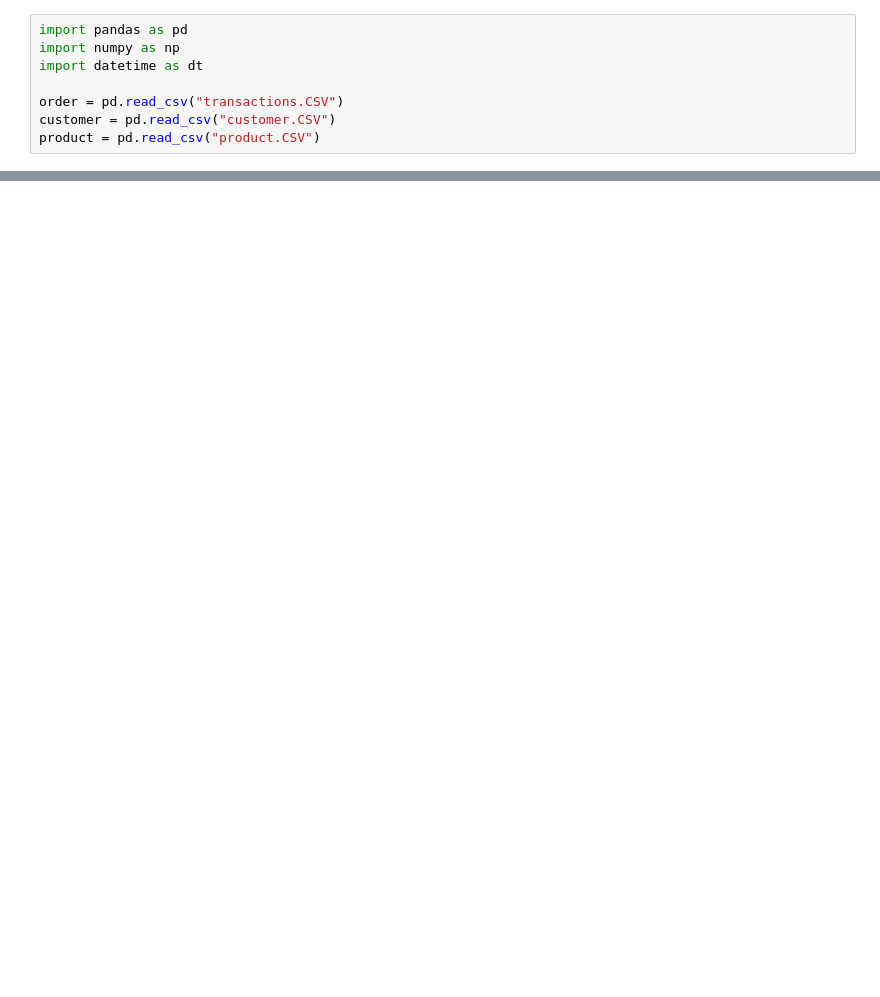
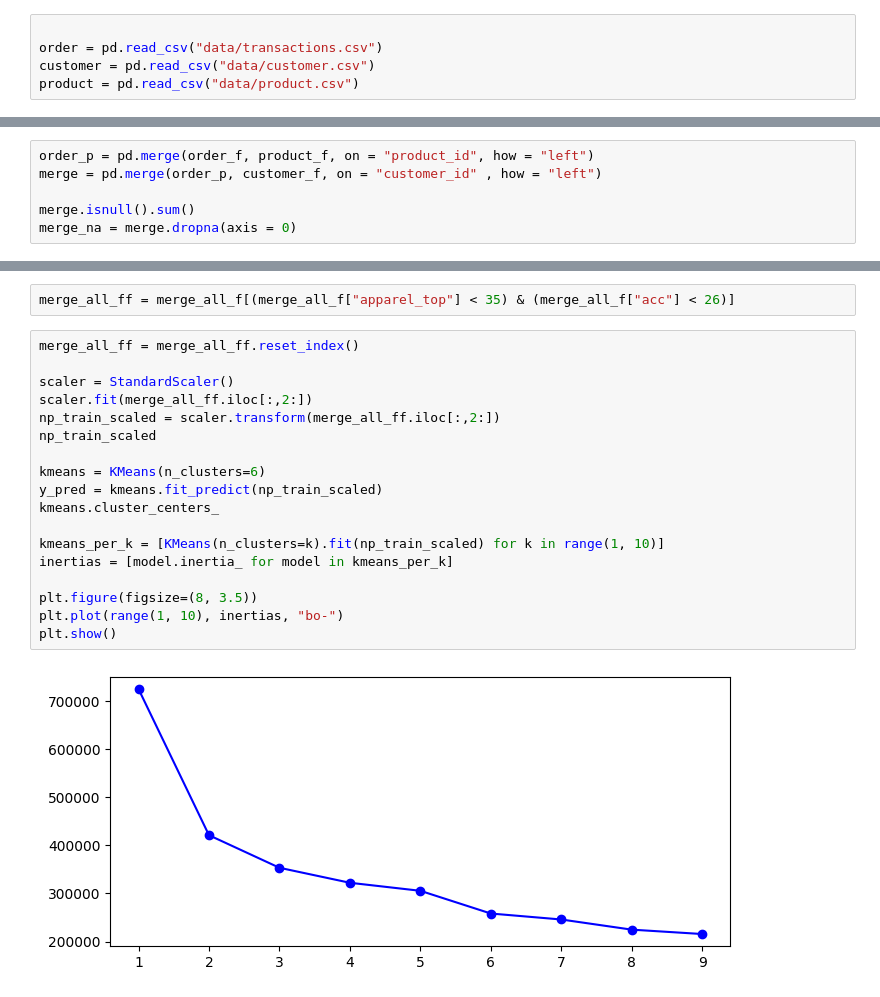
Before and after one commit to superoreoooooo/S242, a Jupyter notebook: linearAlgebra_Mid/MarketSegmentation/Kmeans_MarketSegmentation.ipynb, the cells around one changed output, grey strips where cells are left out. Cells and saved outputs as stored; diff of their text form; blank space fills up the shorter version.

```diff
--- a/linearAlgebra_Mid/MarketSegmentation/Kmeans_MarketSegmentation.ipynb
+++ b/linearAlgebra_Mid/MarketSegmentation/Kmeans_MarketSegmentation.ipynb
@@ -1,8 +9,5 @@
 # %%
-import pandas as pd
-import numpy as np
-import datetime as dt
 
-order = pd.read_csv("transactions.CSV")
-customer = pd.read_csv("customer.CSV")
-product = pd.read_csv("product.CSV")
+order = pd.read_csv("data/transactions.csv")
+customer = pd.read_csv("data/customer.csv")
+product = pd.read_csv("data/product.csv")
@@ -10,0 +174,6 @@ FileNotFoundError: [Errno 2] No such file or directory: 'C:/Users/.../clustering
+# %%
+order_p = pd.merge(order_f, product_f, on = "product_id", how = "left")
+merge = pd.merge(order_p, customer_f, on = "customer_id" , how = "left")
+
+merge.isnull().sum()
+merge_na = merge.dropna(axis = 0)
@@ -10,0 +284,22 @@ FileNotFoundError: [Errno 2] No such file or directory: 'C:/Users/.../clustering
+# %%
+merge_all_ff = merge_all_f[(merge_all_f["apparel_top"] < 35) & (merge_all_f["acc"] < 26)]
+# %%
+merge_all_ff = merge_all_ff.reset_index()
+
+scaler = StandardScaler()
+scaler.fit(merge_all_ff.iloc[:,2:])
+np_train_scaled = scaler.transform(merge_all_ff.iloc[:,2:])
+np_train_scaled
+
+kmeans = KMeans(n_clusters=6)
+y_pred = kmeans.fit_predict(np_train_scaled)
+kmeans.cluster_centers_
+
+kmeans_per_k = [KMeans(n_clusters=k).fit(np_train_scaled) for k in range(1, 10)]
+inertias = [model.inertia_ for model in kmeans_per_k]
+
+plt.figure(figsize=(8, 3.5))
+plt.plot(range(1, 10), inertias, "bo-")
+plt.show()
+# %% [output]
+[figure, added]
```
Also changed, not shown: parts of 8 cells of this notebook.
